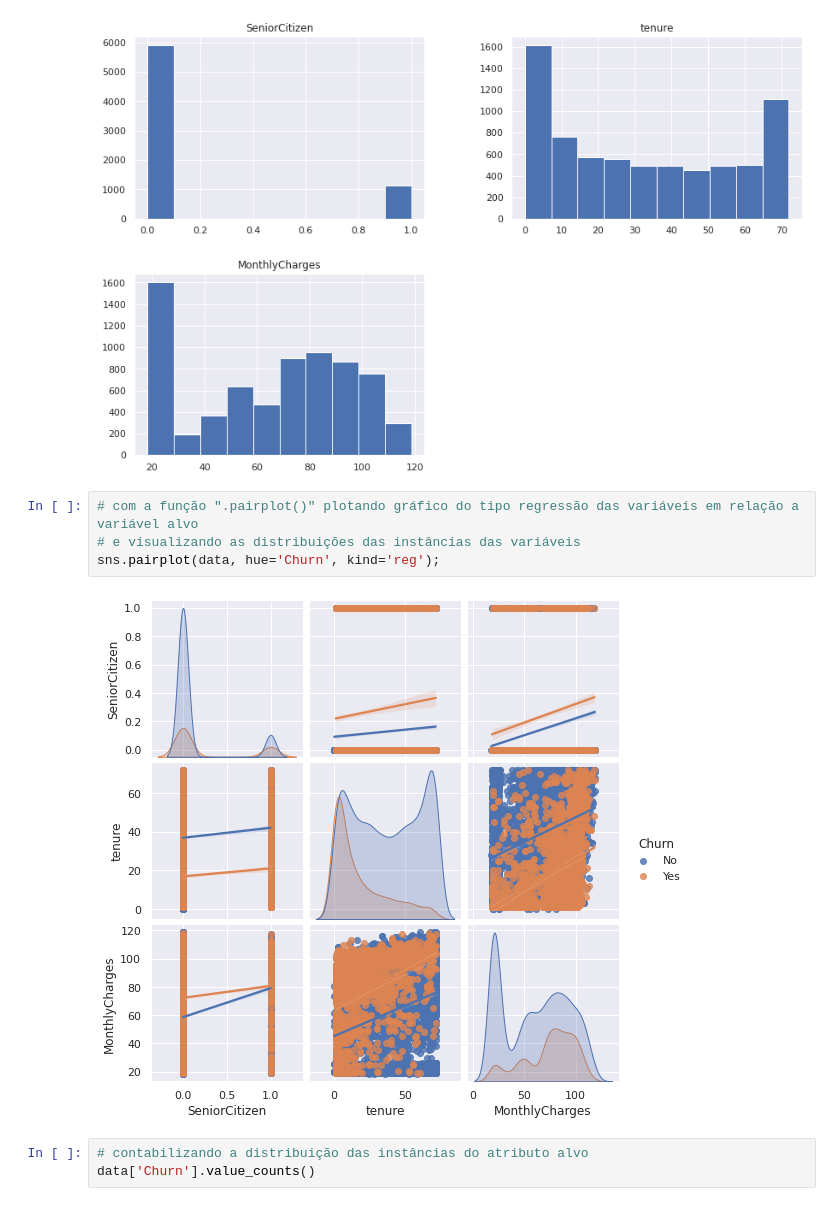
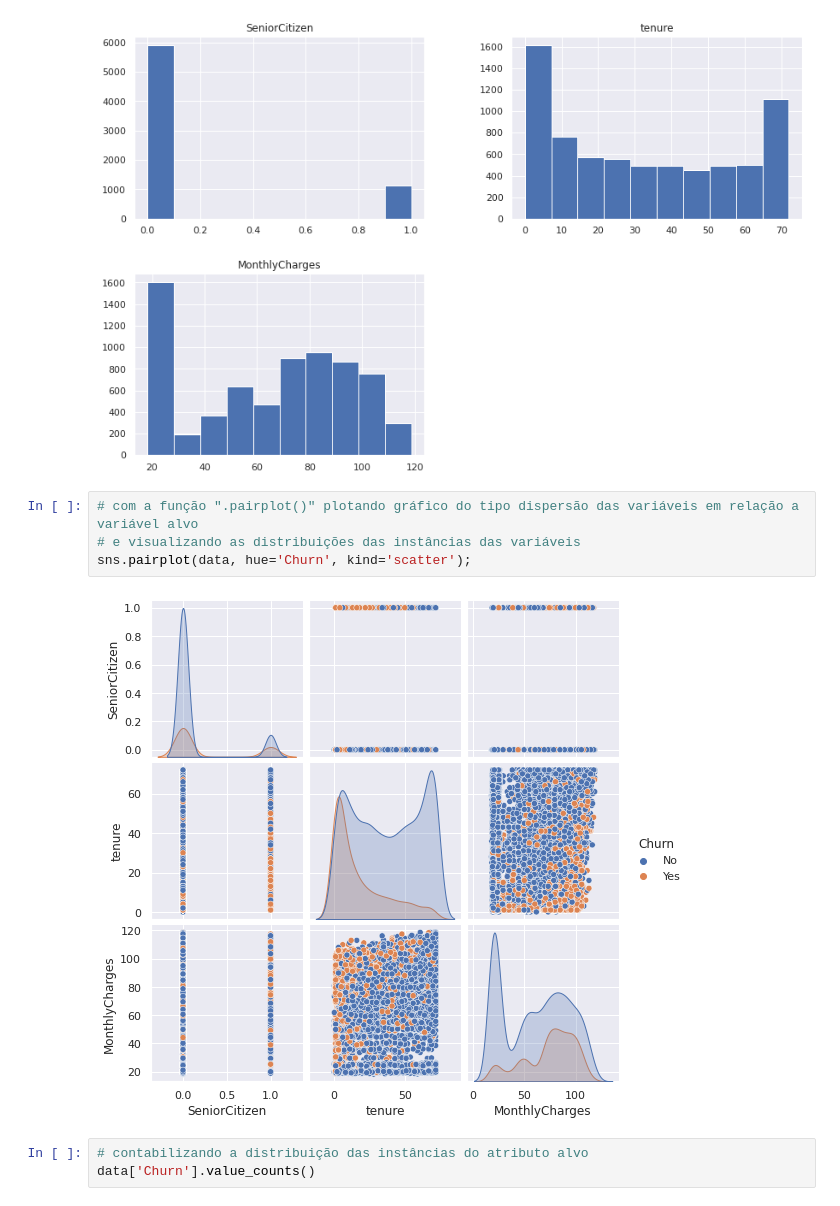
Before and after one commit to FGalvao77/Classificador-de-CHURN, a Jupyter notebook: Classificador_de_Churn.ipynb, the cells around one changed output. Saved outputs shown, nothing was run; the diff lists cells and outputs as text.

```diff
--- a/Classificador_de_Churn.ipynb
+++ b/Classificador_de_Churn.ipynb
@@ -108,11 +113,11 @@ data.hist(figsize=(14,9));
 # %% [output]
 [figure]
 # %%
-# com a função ".pairplot()" plotando gráfico do tipo regressão das variáveis em relação a variável alvo
+# com a função ".pairplot()" plotando gráfico do tipo dispersão das variáveis em relação a variável alvo
 # e visualizando as distribuições das instâncias das variáveis
-sns.pairplot(data, hue='Churn', kind='reg');
+sns.pairplot(data, hue='Churn', kind='scatter');
 # %% [output]
-[figure, old version]
+[figure, new version]
 # %%
 # contabilizando a distribuição das instâncias do atributo alvo
 data['Churn'].value_counts()
```
Also changed, not shown: parts of 10 cells of this notebook.
